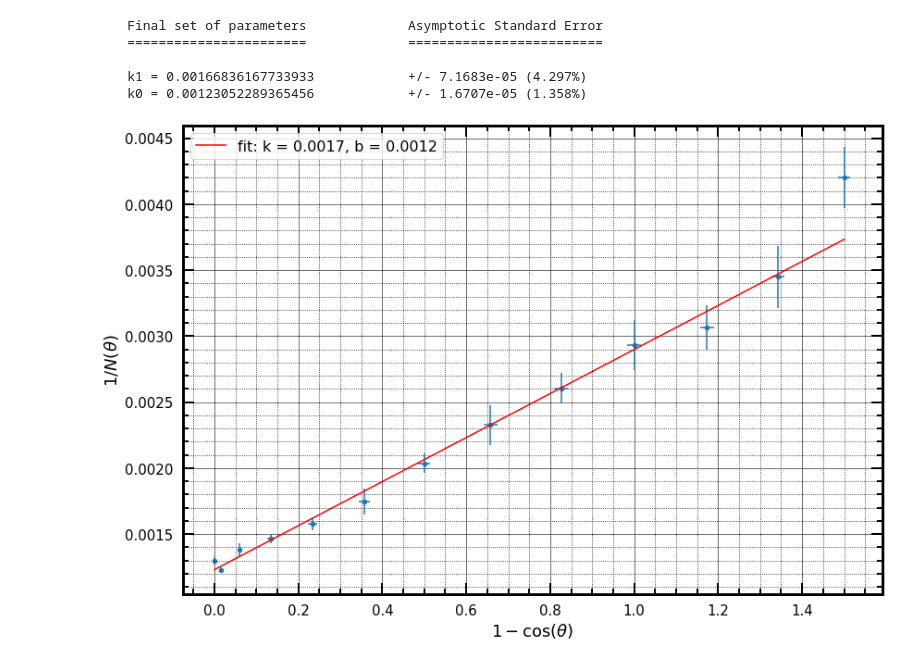
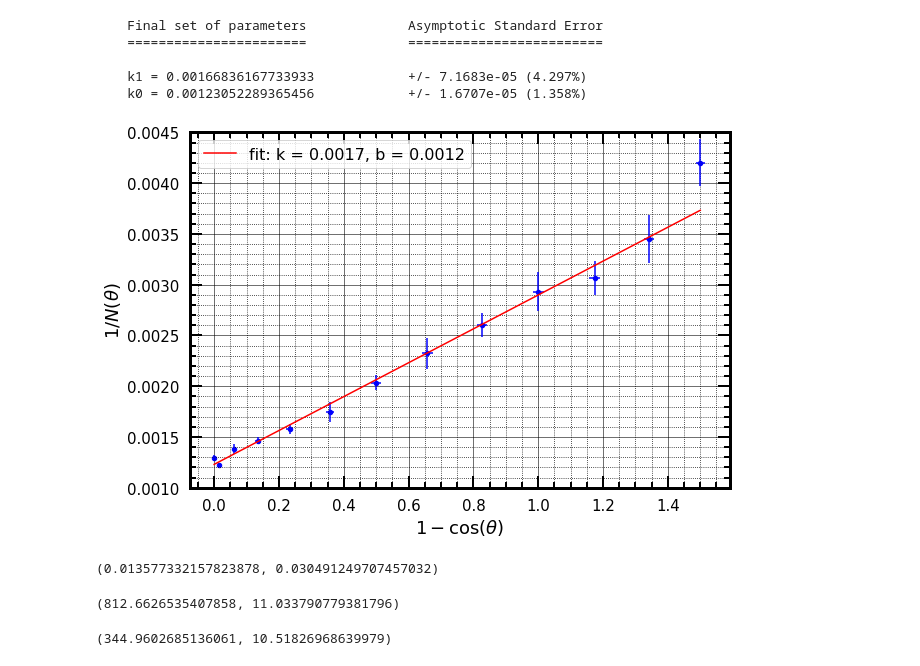
Before and after one commit to V1ad0S/quantum-physics-labs, a Jupyter notebook: 5.1.2/processing.ipynb, the cells around one changed output. Saved outputs shown, nothing was run; the diff lists cells and outputs as text; code cells hidden in the pictures.

```diff
--- a/5.1.2/processing.ipynb
+++ b/5.1.2/processing.ipynb
@@ -29,28 +29,42 @@ print_errors(apx, cov)
     k1 = 0.00166836167733933            +/- 7.1683e-05 (4.297%)
     k0 = 0.00123052289365456            +/- 1.6707e-05 (1.358%)
 # %%
-fig, ax = create_plot(12, 8)
+fig, ax = create_plot(9, 6)
 
 x = np.linspace(0, df['x'].max(), 200)
 ax.plot(x, np.polyval(apx, x), 'r-', label=f'fit: k = {apx[0]:.4f}, b = {apx[1]:.4f}')
 
-df.plot(x='x', y='y', kind='scatter', xerr=0.017*np.sin(np.radians(df['theta'])), yerr=df['y_err'], ax=ax)
+df.plot(x='x', y='y', kind='scatter', c='b', xerr=0.017*np.sin(np.radians(df['theta'])), yerr=df['y_err'], ax=ax)
 
 ax.set_xlabel(r'$1 - \cos( \theta )$', fontsize=18)
 ax.set_ylabel(r'$1 / N( \theta )$', fontsize=18)
 ax.legend(loc='upper left', fontsize=16)
 ax.grid()
 
+ax.set_ylim([0.001, 0.0045])
+
 plt.tight_layout()
 fig.savefig('graphs/plot.pdf')
 # %% [output]
-[figure, old version]
+[figure, new version]
 # %%
 def N(theta):
     x = 1 - np.cos(np.radians(theta))
     return 1 / np.polyval(apx, x)
 # %%
-N_90_eps = np.sqrt(np.sum(np.diag(cov))) / (apx.sum())
-N_0_eps = np.sqrt(np.diag(cov))[0] / apx[0]
+N_90_eps = np.sum(np.sqrt(np.diag(cov))) / apx.sum()
+N_0_eps = np.sqrt(np.diag(cov))[1] / apx[1]
+
+N_0_eps, N_90_eps
+# %% [output]
+(0.013577332157823878, 0.030491249707457032)
+# %%
+N(0), N_0_eps*N(0)
+# %% [output]
+(812.6626535407858, 11.033790779381796)
+# %%
+N(90), N_90_eps*N(90)
+# %% [output]
+(344.9602685136061, 10.51826968639979)
 # %%
 mc = 662 * N(90)/(N(0) - N(90))
```
Also changed, not shown: parts of 4 cells of this notebook, 7 other files.
